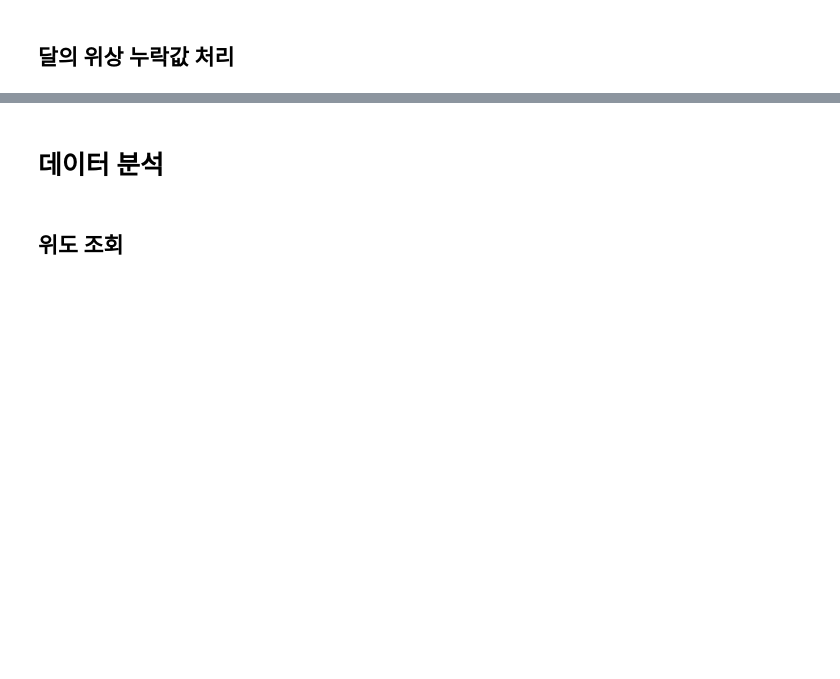
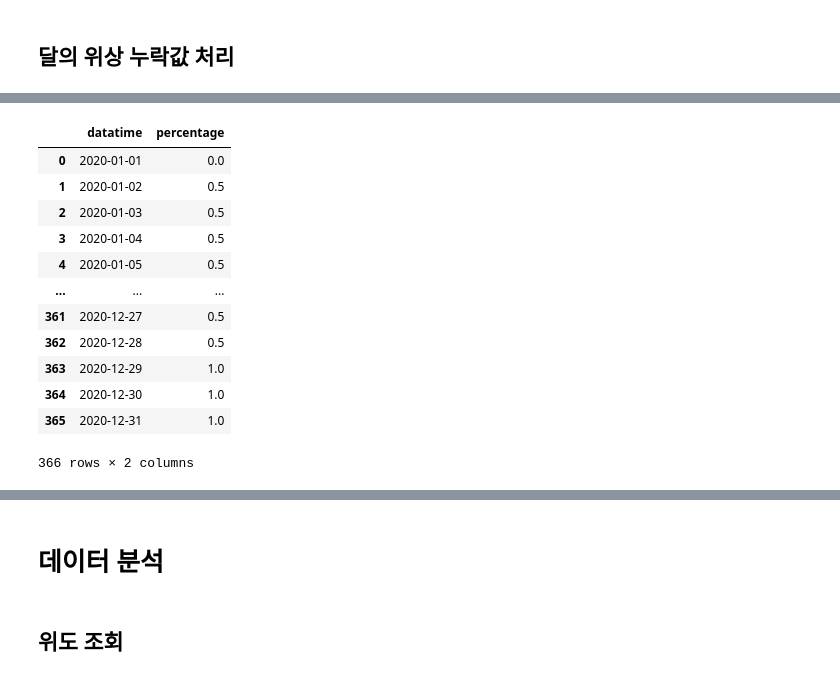
Before and after one commit to yongsuk204/PythonProject, a Jupyter notebook: OverTheMoon_유성우.ipynb, the cells around one changed output, grey strips where cells are left out. Cells and saved outputs as stored; diff of their text form; code cells hidden in the pictures; blank space fills up the shorter version.

```diff
--- a/OverTheMoon_유성우.ipynb
+++ b/OverTheMoon_유성우.ipynb
@@ -372,0 +377,22 @@ moon_phases
+# %%
+
+for index, row in moon_phases.iterrows():
+    if pd.isnull(row['percentage']):  # NaN인지 확인
+        moon_phases.at[index, 'percentage'] = previous_value  # 이전 값으로 채우기
+    else:
+        previous_value = row['percentage']
+moon_phases
+# %% [output]
+|  | datatime | percentage |
+| 0 | 2020-01-01 | 0.0 |
+| 1 | 2020-01-02 | 0.5 |
+| 2 | 2020-01-03 | 0.5 |
+| 3 | 2020-01-04 | 0.5 |
+| 4 | 2020-01-05 | 0.5 |
+| ... | ... | ... |
+| 361 | 2020-12-27 | 0.5 |
+| 362 | 2020-12-28 | 0.5 |
+| 363 | 2020-12-29 | 1.0 |
+| 364 | 2020-12-30 | 1.0 |
+| 365 | 2020-12-31 | 1.0 |
+366 rows × 2 columns
```
Also changed, not shown: parts of 26 cells of this notebook, 1 other file.
